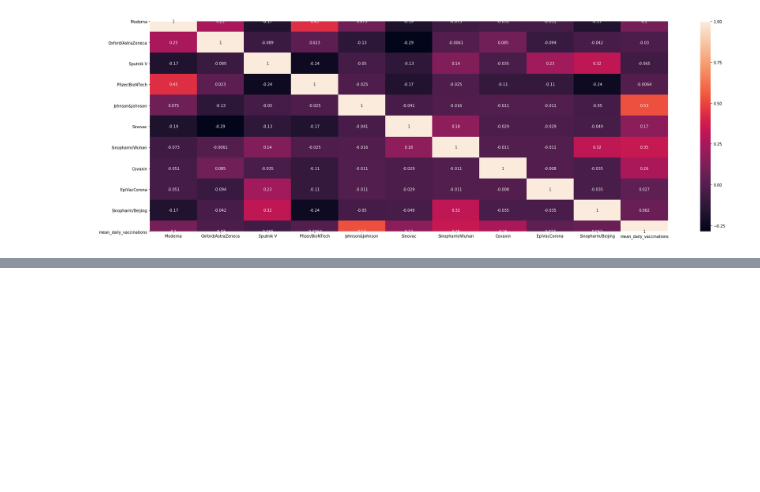
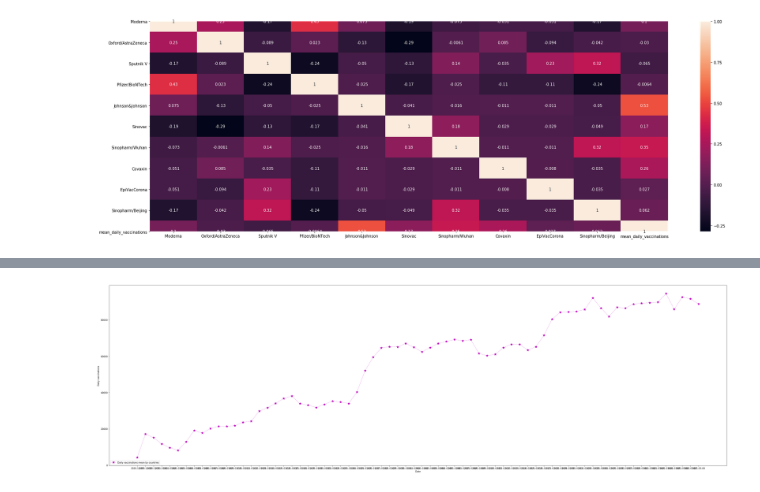
Before and after one commit to kamilaurbanczyk/covid_vaccinations_data_analysis, a Jupyter notebook: Covid vaccinations data analysis.ipynb, the cells around one changed output, grey strips where cells are left out. Cells and saved outputs as stored; diff of their text form; code cells hidden in the pictures; blank space fills up the shorter version.

Commit message:
Add daily_vaccinations in period of time charts for specific countries

```diff
--- a/Covid vaccinations data analysis.ipynb
+++ b/Covid vaccinations data analysis.ipynb
@@ -410,0 +413,6 @@ plt.show()
+# %%
+data_5 = data_5.groupby(['date'])[['country']].sum()
+# %%
+data_5.loc[data_5['country'].str.contains('NorwayPolandUnited KingdomUnited States'), 'data_required'] = 1
+data_5['data_required'].fillna(0.0, inplace=True)
+data_5
@@ -410,0 +434,3 @@ plt.show()
+# %%
+selected_dates = data_5[data_5['data_required'] == 1].reset_index()['date']
+len(selected_dates)
@@ -410,0 +439,4 @@ plt.show()
+# %%
+#Check number of rows (70 days for 4 countries should equal 280)
+prepared_data = data[data.date.isin(selected_dates) & data.country.isin(countries_list)]
+prepared_data.shape
@@ -410,0 +454,12 @@ plt.show()
+# %%
+prep_pl = prepared_data[prepared_data.country=='Poland']
+plt.figure(figsize=(50,15))
+plt.plot(prep_pl.date, prep_pl.daily_vaccinations,"m*-.",linewidth=0.5,markersize=10, label= 'Daily vaccinations mean by countries')
+plt.grid(False)
+plt.xlabel('Date')
+plt.ylabel('Daily vaccinations')
+plt.legend(loc="lower left")
+plt.savefig('Poland_vaccinations.pdf')
+plt.show()
+# %% [output]
+[figure, added]
```
Also changed, not shown: parts of 14 cells of this notebook, 5 other files.
